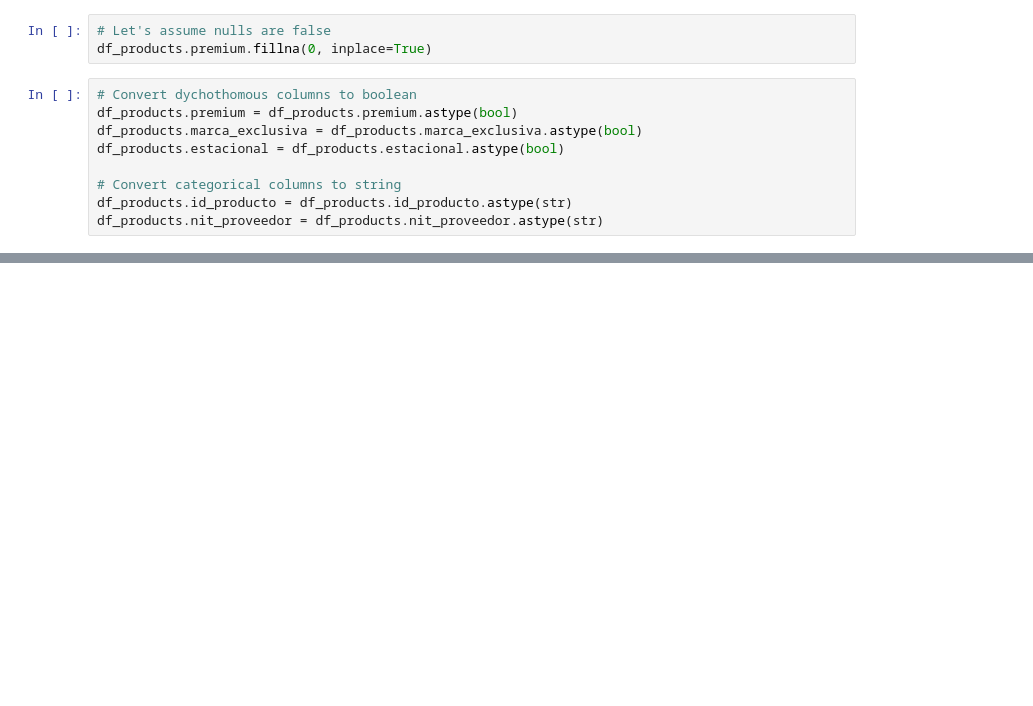
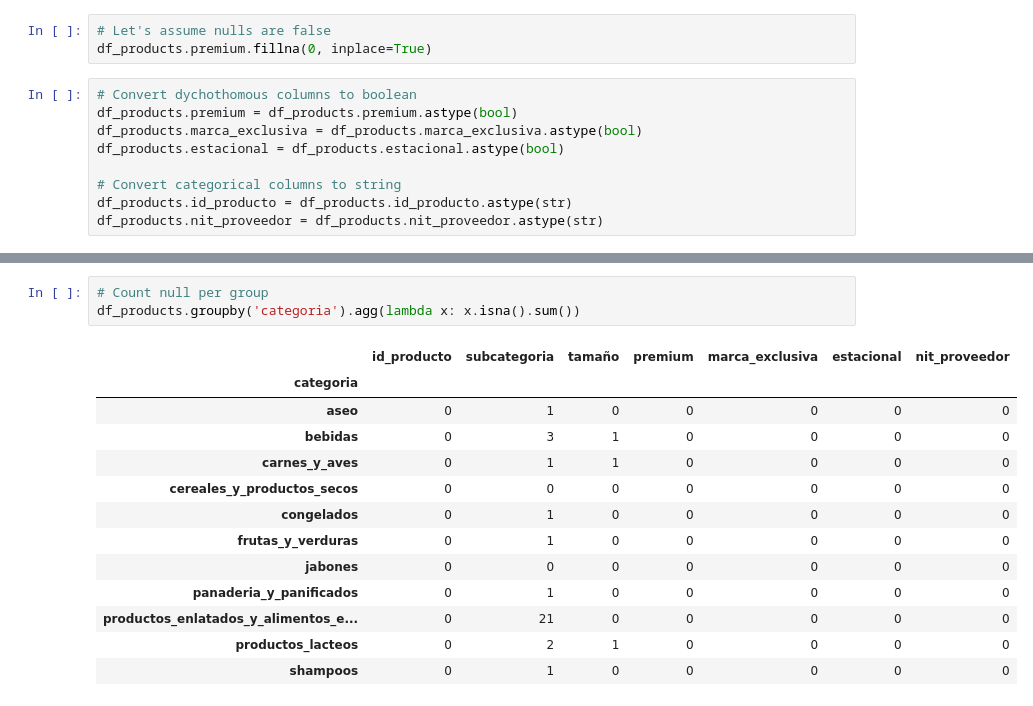
Before and after one commit to dewith/sumz-demand-analysis, a Jupyter notebook: notebooks/eda.ipynb, the cells around one changed output, grey strips where cells are left out. Cells and saved outputs as stored; diff of their text form; blank space fills up the shorter version.

```diff
--- a/notebooks/eda.ipynb
+++ b/notebooks/eda.ipynb
@@ -190,0 +209,17 @@ df_products.nit_proveedor = df_products.nit_proveedor.astype(str)
+# %%
+# Count null per group
+df_products.groupby('categoria').agg(lambda x: x.isna().sum())
+# %% [output]
+|  | id_producto | subcategoria | tamaño | premium | marca_exclusiva | estacional | nit_proveedor |
+| categoria |  |  |  |  |  |  |  |
+| aseo | 0 | 1 | 0 | 0 | 0 | 0 | 0 |
+| bebidas | 0 | 3 | 1 | 0 | 0 | 0 | 0 |
+| carnes_y_aves | 0 | 1 | 1 | 0 | 0 | 0 | 0 |
+| cereales_y_productos_secos | 0 | 0 | 0 | 0 | 0 | 0 | 0 |
+| congelados | 0 | 1 | 0 | 0 | 0 | 0 | 0 |
+| frutas_y_verduras | 0 | 1 | 0 | 0 | 0 | 0 | 0 |
+| jabones | 0 | 0 | 0 | 0 | 0 | 0 | 0 |
+| panaderia_y_panificados | 0 | 1 | 0 | 0 | 0 | 0 | 0 |
+| productos_enlatados_y_alimentos_e... | 0 | 21 | 0 | 0 | 0 | 0 | 0 |
+| productos_lacteos | 0 | 2 | 1 | 0 | 0 | 0 | 0 |
+| shampoos | 0 | 1 | 0 | 0 | 0 | 0 | 0 |
```
Also changed, not shown: parts of 21 cells of this notebook.
